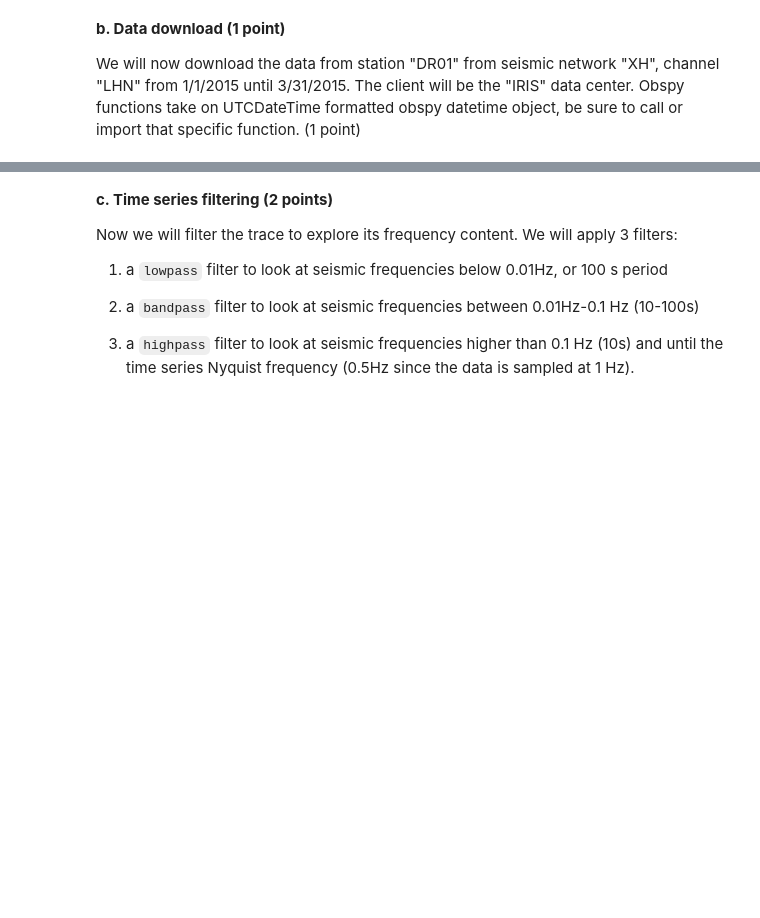
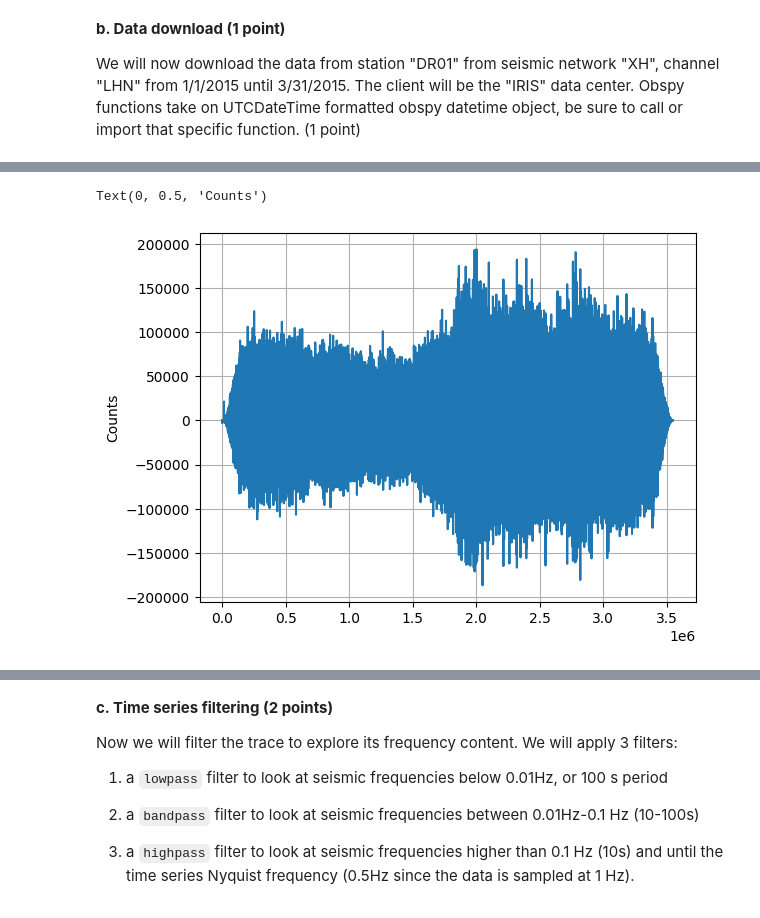
Before and after one commit to nicole-m-aikin/MLGeo23_NicoleAikin, a Jupyter notebook: HW3.ipynb, the cells around one changed output, grey strips where cells are left out. Saved outputs shown, nothing was run; the diff lists cells and outputs as text; code cells hidden in the pictures; blank space fills up the shorter version.

```diff
--- a/HW3.ipynb
+++ b/HW3.ipynb
@@ -80,0 +58,27 @@ Number of days downloaded:
+# %%
+# Download seismic data
+network = "XH"
+station = "DR01"
+channel = "LHN"
+
+
+# Define the time range for the data request
+Tstart = UTCDateTime("2015-01-01T00:00:00")
+Tend = Tstart + 7,776,000 # 90 days later
+
+fdsn_client = fdsn.Client("IRIS") # Create a client to query the IRIS DMC server
+
+# Call the specific data: EQ WAVEFORMS
+Z = fdsn_client.get_waveforms(network=network, station=station, location="--", channel=channel, starttime=Tstart-7776000, endtime=Tstart, attach_response=True)
+# basic pre-processing: merge all data if there is gaps, detrend, taper,
+#  remove the seismic instrumental response to go from the digitizer units to ground motion (velocity) units.
+Z.merge(); Z.detrend(type='linear'); Z[0].taper(max_percentage=0.05)
+tr = Z[0]
+
+
+# Call the specific data: Noise WAVEFORMS
+N = fdsn_client.get_waveforms(network=network, station=station, location='--', channel=channel, starttime=Tstart-7200, \
+    endtime=Tstart, attach_response=True)
+# basic pre-processing: merge all data if there is gaps, detrend, taper,
+#  remove the seismic instrumental response to go from the digitizer units to ground motion (velocity) units.
+N.merge(); N.detrend(type='linear');N[0].taper(max_percentage=0.05)
@@ -80,0 +110,5 @@ Number of days downloaded:
+# %%
+plt.plot(Z[0].data);plt.grid(True);plt.ylabel('Counts')
+# %% [output]
+Text(0, 0.5, 'Counts')
+[figure, added]
```
Also changed, not shown: parts of 49 cells of this notebook.
